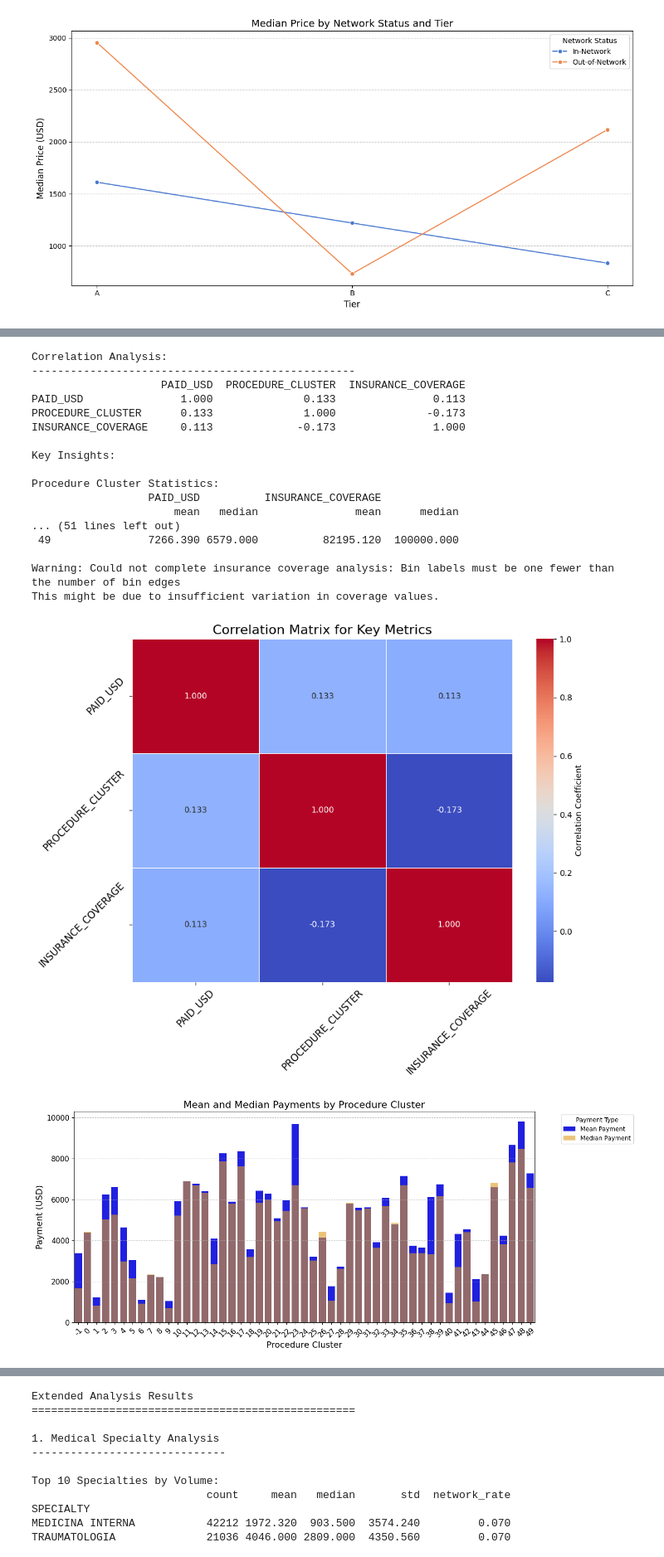
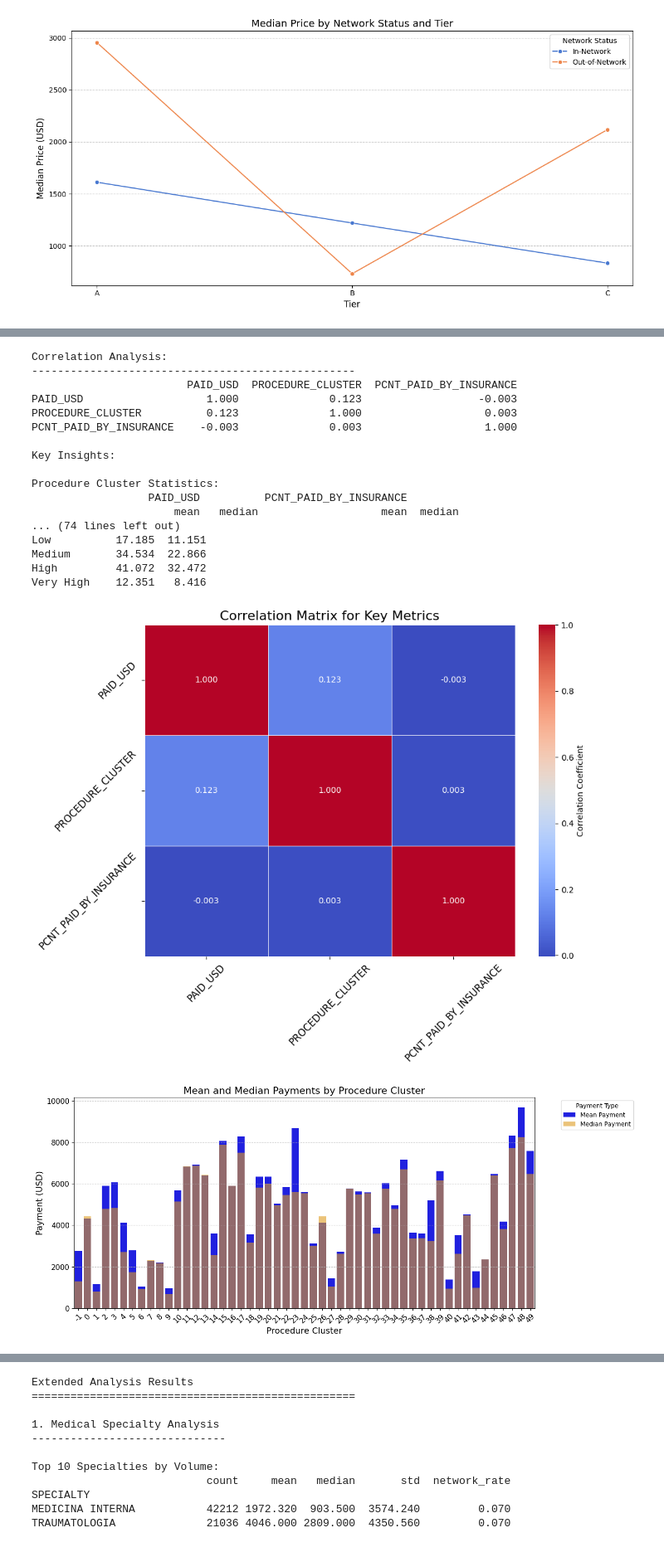
Before and after one commit to jlucenafois/data_mining_final_project, a Jupyter notebook: data_mining_final_project.ipynb, the cells around one changed output, grey strips where cells are left out. Shown at 83% size. Saved outputs shown, nothing was run; the diff lists cells and outputs as text; code cells hidden in the pictures.

Commit message:
Fixed correlation analysis

```diff
--- a/data_mining_final_project.ipynb
+++ b/data_mining_final_project.ipynb
@@ -1223,5 +1218,6 @@ This might be due to insufficient variation in coverage values.
 # %%
 # Run correlation analysis and retrieve results
+df_aggregated['PCNT_PAID_BY_INSURANCE'] = df_aggregated['PAID_USD'] / df_aggregated['CLAIM_USD'] * 100
 corr_matrix, df_with_coverage = analyze_correlations(df_aggregated)
 
 # Visualization for Correlation Analysis and Insurance Coverage Analysis
@@ -1252,43 +1248,71 @@ sns.barplot(
     x='PROCEDURE_CLUSTER',
     y='mean',
     data=cluster_stats,
     color='blue',
     label='Mean Payment'
 )
 sns.barplot(
     x='PROCEDURE_CLUSTER',
     y='median',
     data=cluster_stats,
     color='orange',
     label='Median Payment',
     alpha=0.6
 )
 plt.title('Mean and Median Payments by Procedure Cluster', fontsize=16)
 plt.xlabel('Procedure Cluster', fontsize=14)
 plt.ylabel('Payment (USD)', fontsize=14)
 plt.xticks(rotation=45, fontsize=12)
 plt.yticks(fontsize=12)
 plt.legend(title='Payment Type', bbox_to_anchor=(1.05, 1), loc='upper left')
 plt.grid(axis='y', linestyle='--', alpha=0.7)
 plt.tight_layout()
 plt.show()
+
+cluster_stats = df_aggregated.groupby('PROCEDURE_CLUSTER')['PCNT_PAID_BY_INSURANCE'].agg(['mean', 'median']).reset_index()
+
+plt.figure(figsize=(14, 6))
+sns.barplot(
+    x='PROCEDURE_CLUSTER',
+    y='mean',
+    data=cluster_stats,
+    color='blue',
+    label='Mean Payment'
+)
+sns.barplot(
+    x='PROCEDURE_CLUSTER',
+    y='median',
+    data=cluster_stats,
+    color='orange',
+    label='Median Payment',
+    alpha=0.6
+)
+plt.title('Percentage Paid by Insurance by Procedure Cluster', fontsize=16)
+plt.xlabel('Procedure Cluster', fontsize=14)
+plt.ylabel('Payment (USD)', fontsize=14)
+plt.xticks(rotation=45, fontsize=12)
+plt.yticks(fontsize=12)
+plt.legend(title='Payment Type', bbox_to_anchor=(1.05, 1), loc='upper left')
+plt.grid(axis='y', linestyle='--', alpha=0.7)
+plt.tight_layout()
+plt.show()
 # %% [output]
 Correlation Analysis:
 --------------------------------------------------
-                    PAID_USD  PROCEDURE_CLUSTER  INSURANCE_COVERAGE
-PAID_USD               1.000              0.133               0.113
-PROCEDURE_CLUSTER      0.133              1.000              -0.173
-INSURANCE_COVERAGE     0.113             -0.173               1.000
+                        PAID_USD  PROCEDURE_CLUSTER  PCNT_PAID_BY_INSURANCE
+PAID_USD                   1.000              0.123                  -0.003
+PROCEDURE_CLUSTER          0.123              1.000                   0.003
+PCNT_PAID_BY_INSURANCE    -0.003              0.003                   1.000
 
 Key Insights:
 
 Procedure Cluster Statistics:
-                  PAID_USD          INSURANCE_COVERAGE
-                      mean   median               mean      median
-... (51 lines left out)
- 49               7266.390 6579.000          82195.120  100000.000
-
-Warning: Could not complete insurance coverage analysis: Bin labels must be one fewer than the number of bin edges
-This might be due to insufficient variation in coverage values.
+                  PAID_USD          PCNT_PAID_BY_INSURANCE
+                      mean   median                   mean  median
+... (74 lines left out)
+Low          17.185  11.151
+Medium       34.534  22.866
+High         41.072  32.472
+Very High    12.351   8.416
-[figure, old version]
+[figure, new version]
-[figure, old version]
+[figure, new version]
```
Also changed, not shown: parts of 4 cells of this notebook.
